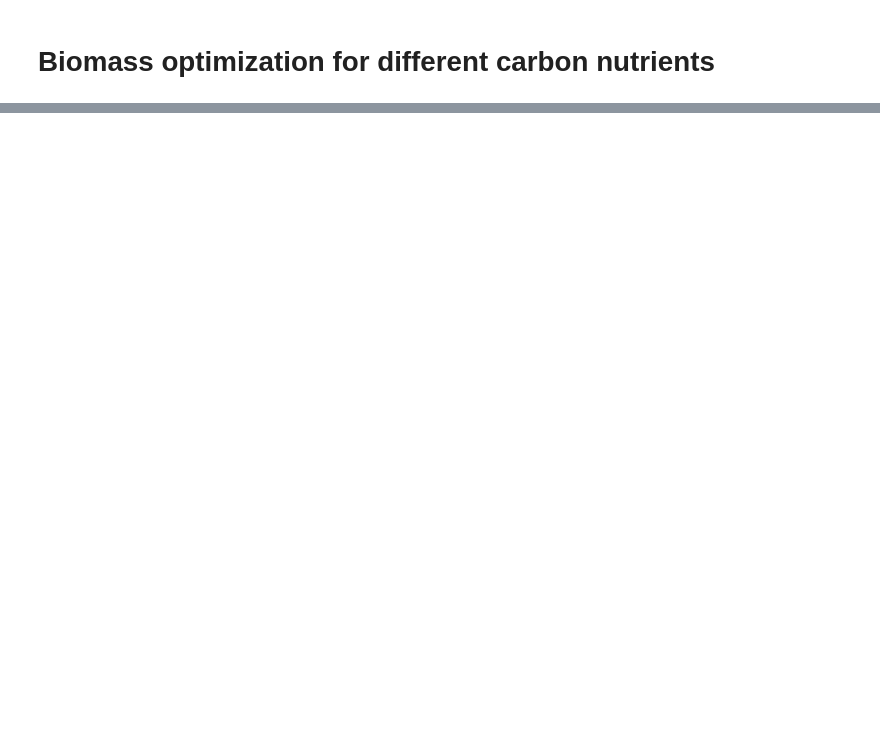
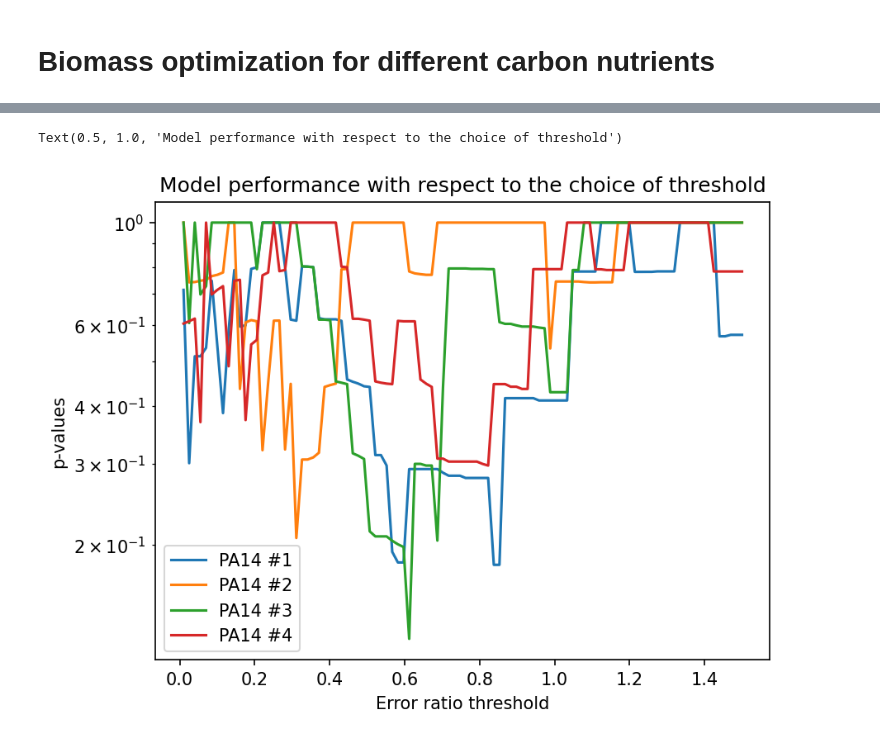
Before and after one commit to ccomee/python-file, a Jupyter notebook: Pseudomonas aeruginosa.ipynb, the cells around one changed output, grey strips where cells are left out. Drawn from its saved outputs; the diff is of its cells as text; code cells hidden in the pictures; blank space fills up the shorter version.

```diff
--- a/Pseudomonas aeruginosa.ipynb
+++ b/Pseudomonas aeruginosa.ipynb
@@ -48,0 +114,12 @@ for nutrient in carbon_nutrients_EX :
+# %%
+fig, axs= plt.subplots(2,2, figsize=(7,7), dpi = 200)
+for i in range(2):
+    for j in range(2):
+        ax= axs[i,j]
+        sns.heatmap(cm_array[i+2*j], annot=True, fmt='g', ax=ax, cbar = False, cmap = 'Blues', linecolor = 'k', linewidth = 0.5)
+
+        ax.set_xlabel('Measurment');ax.set_ylabel('Model Prediction')
+        #ax.set_title('Confusion Matrix #{}'.format(i+2*j+1))
+        ax.xaxis.set_ticklabels(['No Growth', 'Growth']); ax.yaxis.set_ticklabels(['No Growth', 'Growth'])
+fig.suptitle('Confusion matrices for PA14 Strains', fontsize=16)
+fig.tight_layout()
@@ -48,0 +137,38 @@ for nutrient in carbon_nutrients_EX :
+# %%
+names = ['PA14', 'PA14.2', 'PA14.3', 'PA14.4']
+
+n = 100
+
+ratios = np.linspace(1e-2, 1.5, n)
+NG_std = np.zeros(n)
+G_std = np.zeros(n)
+pvalues_std = np.zeros(n)
+pvalues = np.zeros((n,4))
+
+
+for k, ratio in enumerate(ratios) :
+    cm_array = np.zeros((4,2,2))
+    pvalues_array = np.zeros(4)
+    for j in range(4):
+        control_value_PM1  = measurment_xlsx[names[j]][2]
+        measurment_PM1 = {measurment_xlsx['Strain:'][i]: int(measurment_xlsx[names[j]][i]- control_value_PM1 > ratio*control_value_PM1) for i in range(3,98)}
+        control_value_PM2a  = measurment_xlsx[names[j]][104]
+        measurment_PM2a = {measurment_xlsx['Strain:'][i]: int(measurment_xlsx[names[j]][i]- control_value_PM2a > ratio*control_value_PM2a) for i in range(105,200)}
+
+        cm, pvalue = fisher_test(measurment_PM1 | measurment_PM2a, solutions)
+        cm_array[j] = cm
+        pvalues_array[j] = pvalue
+    NG_std[k]= np.std(cm_array, axis = 0)[0,0]
+    G_std[k]= np.std(cm_array, axis = 0)[1,1]
+    pvalues_std[k]= np.std(pvalues_array)
+    pvalues[k] = pvalues_array
+
+plt.figure(dpi = 150)
+plt.semilogy(ratios, pvalues, label = ['PA14 #{}'.format(i+1) for i in range(4)])
+plt.legend()
+plt.xlabel('Error ratio threshold')
+plt.ylabel('p-values')
+plt.title('Model performance with respect to the choice of threshold')
+# %% [output]
+Text(0.5, 1.0, 'Model performance with respect to the choice of threshold')
+[figure, added]
```
Also changed, not shown: parts of 20 cells of this notebook, 19 other files.
